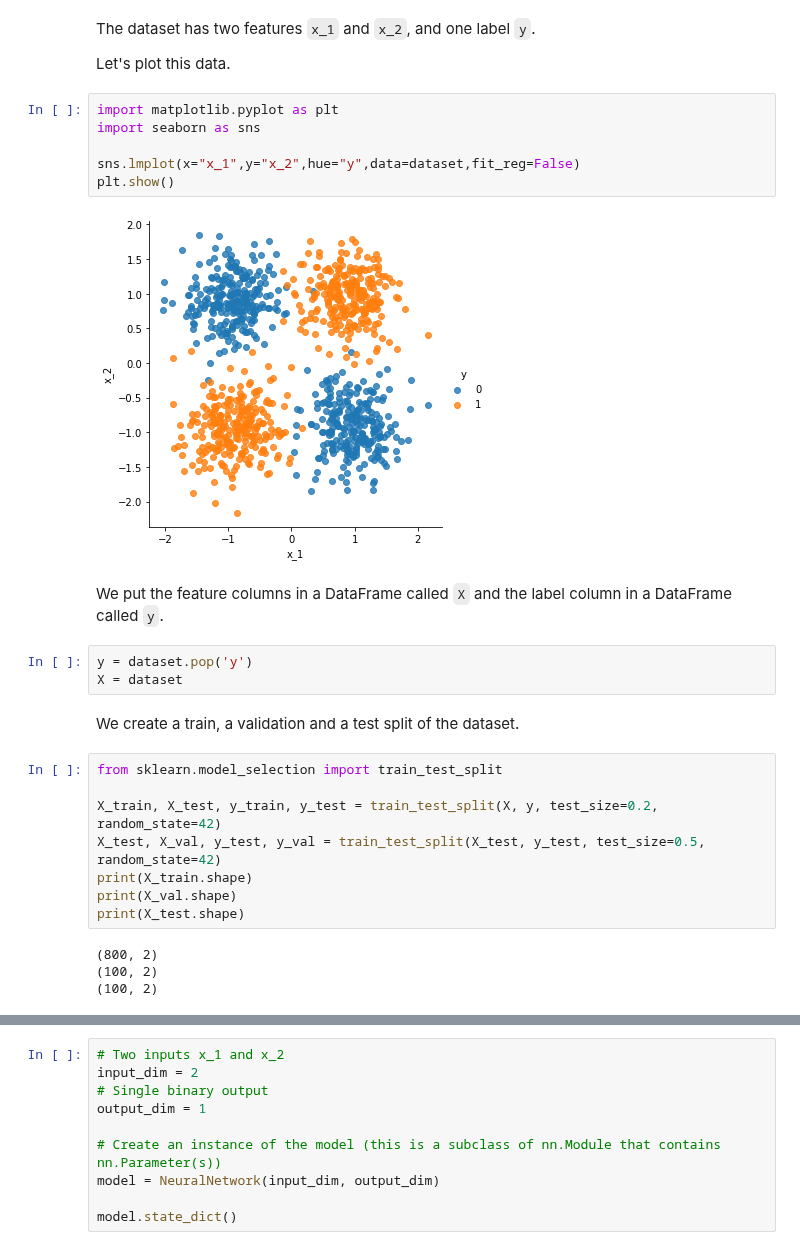
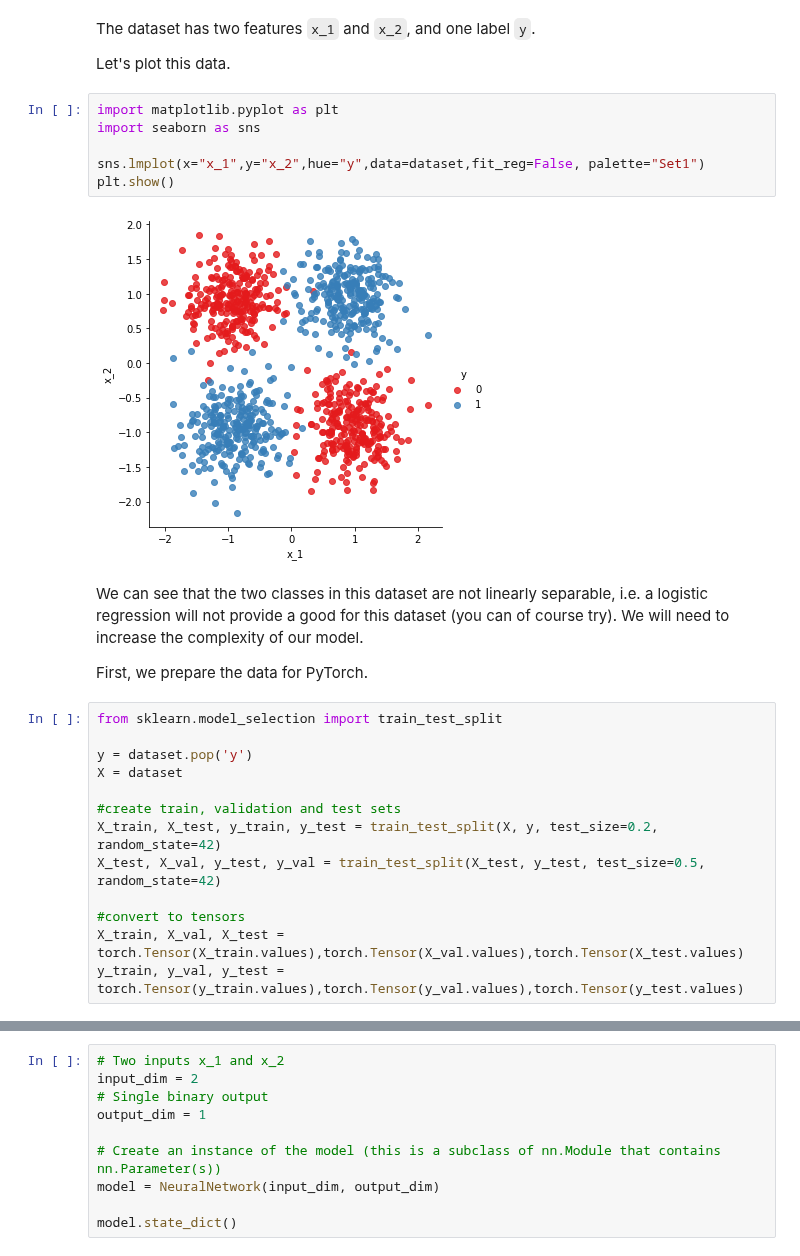
Before and after one commit to sdgroeve/D012554_Machine_Learning_2023, a Jupyter notebook: 02_neural_networks_in_pytorch.ipynb, the cells around one changed output, grey strips where cells are left out. Cells and saved outputs as stored; diff of their text form.

```diff
--- a/02_neural_networks_in_pytorch.ipynb
+++ b/02_neural_networks_in_pytorch.ipynb
@@ -58,27 +54,25 @@ Let's plot this data.
 # %%
 import matplotlib.pyplot as plt
 import seaborn as sns
 
-sns.lmplot(x="x_1",y="x_2",hue="y",data=dataset,fit_reg=False)
+sns.lmplot(x="x_1",y="x_2",hue="y",data=dataset,fit_reg=False, palette="Set1")
 plt.show()
 # %% [output]
-[figure, old version]
+[figure, new version]
-# %% [markdown]
-We put the feature columns in a DataFrame called `X` and the label column in a DataFrame called `y`.
-# %%
-y = dataset.pop('y')
-X = dataset
-# %% [markdown]
-We create a train, a validation and a test split of the dataset.
+# %% [markdown]
+We can see that the two classes in this dataset are not linearly separable, i.e. a logistic regression will not provide a good for this dataset (you can of course try). We will need to increase the complexity of our model.
+
+First, we prepare the data for PyTorch.
 # %%
 from sklearn.model_selection import train_test_split
 
+y = dataset.pop('y')
+X = dataset
+
+#create train, validation and test sets
 X_train, X_test, y_train, y_test = train_test_split(X, y, test_size=0.2, random_state=42)
 X_test, X_val, y_test, y_val = train_test_split(X_test, y_test, test_size=0.5, random_state=42)
-print(X_train.shape)
-print(X_val.shape)
-print(X_test.shape)
+
+#convert to tensors
+X_train, X_val, X_test = torch.Tensor(X_train.values),torch.Tensor(X_val.values),torch.Tensor(X_test.values)
+y_train, y_val, y_test = torch.Tensor(y_train.values),torch.Tensor(y_val.values),torch.Tensor(y_test.values)
-# %% [output]
-(800, 2)
-(100, 2)
-(100, 2)
```
Also changed, not shown: parts of 22 cells of this notebook.
